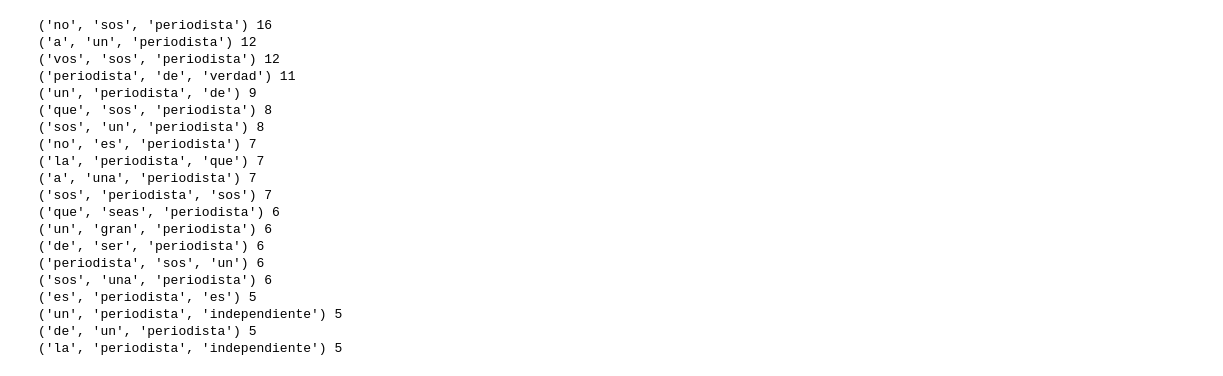
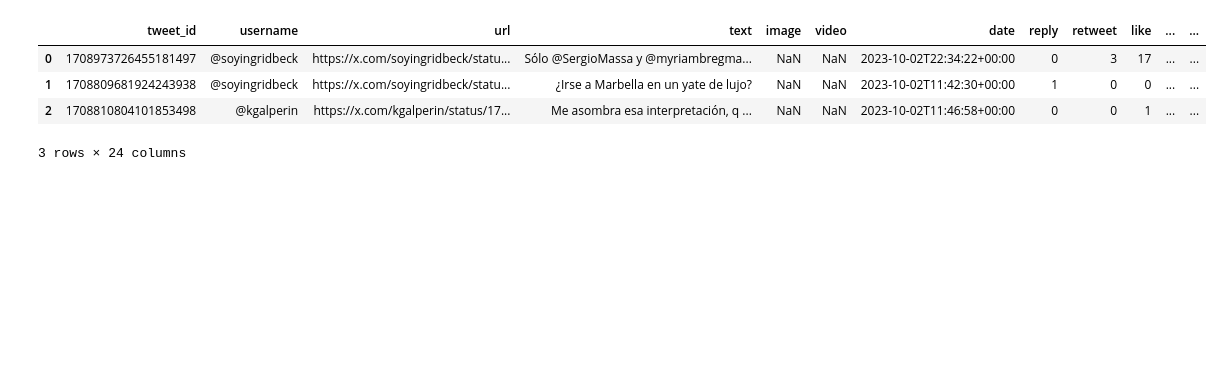
Before and after one commit to DataCritica/elecciones-argentina-2023, a Jupyter notebook: _notebooks/1.1-analyze.ipynb, the cells around one changed output. Saved outputs shown, nothing was run; the diff lists cells and outputs as text; code cells hidden in the pictures; blank space fills up the shorter version.

```diff
--- a/_notebooks/1.1-analyze.ipynb
+++ b/_notebooks/1.1-analyze.ipynb
@@ -57,38 +16,9 @@ for collocation, count in collocation_counts.most_common(20):
-# %%
-# Find collocations with 'periodista' for each tweet and count them
-collocations = []
-for tweet_tokens in tokens:
-    finder = TrigramCollocationFinder.from_words(tweet_tokens)
-    tweet_collocations = finder.nbest(TrigramAssocMeasures().raw_freq, 20)
-    collocations.extend(tweet_collocations)
-
-# Filter collocations that contain 'periodista'
-periodista_collocations = [col for col in collocations if 'periodista' in col]
-
-# Count the occurrences of each collocation
-collocation_counts = nltk.FreqDist(periodista_collocations)
-
-# Print the collocations and their counts
-for collocation, count in collocation_counts.most_common(20):
-    print(collocation, count)
-# %% [output]
-('no', 'sos', 'periodista') 16
-('a', 'un', 'periodista') 12
-('vos', 'sos', 'periodista') 12
-('periodista', 'de', 'verdad') 11
-('un', 'periodista', 'de') 9
-('que', 'sos', 'periodista') 8
-('sos', 'un', 'periodista') 8
-('no', 'es', 'periodista') 7
-('la', 'periodista', 'que') 7
-('a', 'una', 'periodista') 7
-('sos', 'periodista', 'sos') 7
-('que', 'seas', 'periodista') 6
-('un', 'gran', 'periodista') 6
-('de', 'ser', 'periodista') 6
-('periodista', 'sos', 'un') 6
-('sos', 'una', 'periodista') 6
-('es', 'periodista', 'es') 5
-('un', 'periodista', 'independiente') 5
-('de', 'un', 'periodista') 5
-('la', 'periodista', 'independiente') 5
+# %%
+df['journalist_username'] = df['query_type'].str.extract(r'(@\w+)')
+df.head(3)
+# %% [output]
+|  | tweet_id | username | url | text | image | video | date | reply | retweet | like | ... | ... |
+| 0 | 1708973726455181497 | @soyingridbeck | https://x.com/soyingridbeck/statu... | Sólo @SergioMassa y @myriambregma... | NaN | NaN | 2023-10-02T22:34:22+00:00 | 0 | 3 | 17 | ... | ... |
+| 1 | 1708809681924243938 | @soyingridbeck | https://x.com/soyingridbeck/statu... | ¿Irse a Marbella en un yate de lujo? | NaN | NaN | 2023-10-02T11:42:30+00:00 | 1 | 0 | 0 | ... | ... |
+| 2 | 1708810804101853498 | @kgalperin | https://x.com/kgalperin/status/17... | Me asombra esa interpretación, q ... | NaN | NaN | 2023-10-02T11:46:58+00:00 | 0 | 0 | 1 | ... | ... |
+3 rows × 24 columns
```
Also changed, not shown: parts of 13 cells of this notebook, 3 other files.
